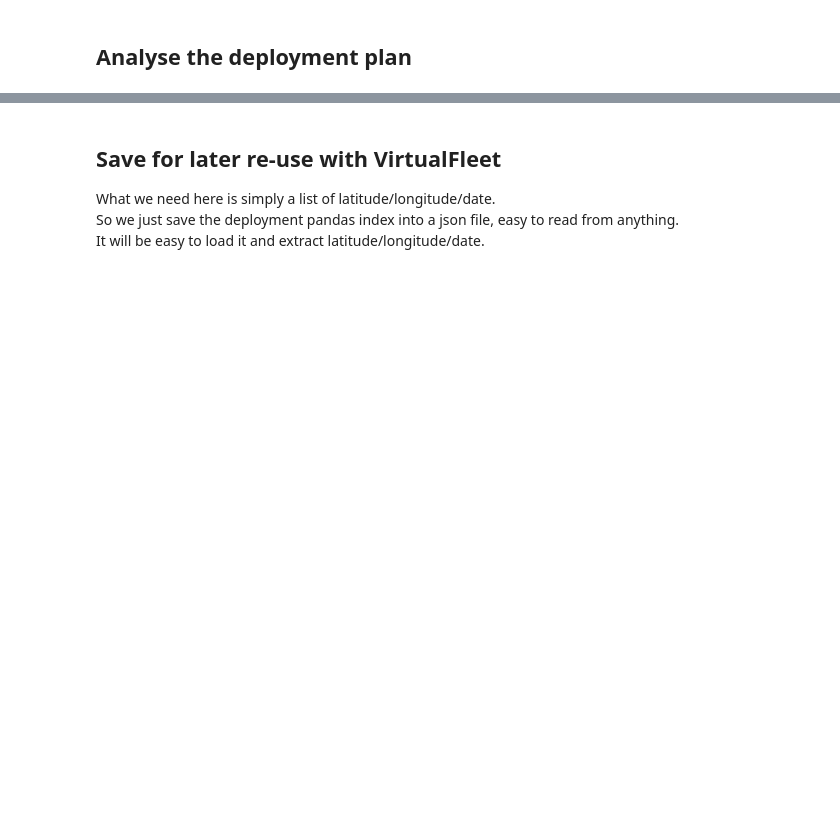
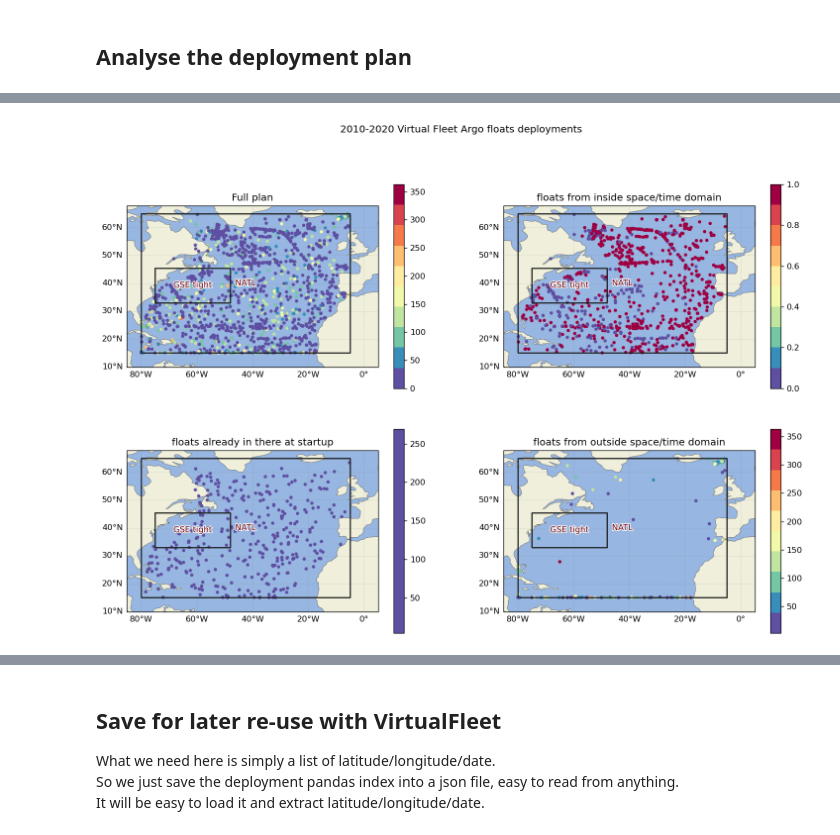
Before and after one commit to euroargodev/VirtualFleet_GulfStream, a Jupyter notebook: docs/Exp-00-extract-deployment-plan.ipynb, the cells around one changed output, grey strips where cells are left out. Drawn from its saved outputs; the diff is of its cells as text; code cells hidden in the pictures; blank space fills up the shorter version.

```diff
--- a/docs/Exp-00-extract-deployment-plan.ipynb
+++ b/docs/Exp-00-extract-deployment-plan.ipynb
@@ -199 +278,63 @@ ax.set_title('2010-2020 Argo floats deployment year');
+# %%
+fig, ax = plt.subplots(nrows=2, ncols=2, figsize=(15,10), dpi=120, facecolor='w', edgecolor='k', subplot_kw=subplot_kw)
+ax = ax.flatten()
+
+ii = 0
+regions.plot(ax=ax[ii], add_land=True, add_ocean=True, label="abbrev", text_kws=text_kws)
+
+census = dict_regions['NATL']['deployment'].set_index('date')
+dc = argopy.plot.utils.discrete_coloring(name='Spectral_r', N=len(np.unique(census.index.year)))
+# sc = ax[ii].scatter(x=census['longitude'], y=census["latitude"], c=census.index.year, marker='.', cmap=dc.cmap)
+sc = ax[ii].scatter(x=census['longitude'], y=census["latitude"], c=census["cycle_number"], marker='.', cmap=dc.cmap)
+# dc.cbar(ticklabels=np.unique(census.index.year), fraction=0.03, label='Years')
+plt.colorbar(sc, ax=ax[ii])
+
+argopy.plot.utils.latlongrid(ax[ii])
+ax[ii].set_title('Full plan');
+
+ii+=1
+regions.plot(ax=ax[ii], add_land=True, add_ocean=True, label="abbrev", text_kws=text_kws)
+
+census = dict_regions['NATL']['deployment_inside'].set_index('date')
+dc = argopy.plot.utils.discrete_coloring(name='Spectral_r', N=len(np.unique(census.index.year)))
+# sc = ax[ii].scatter(x=census['longitude'], y=census["latitude"], c=census.index.year, marker='.', cmap=dc.cmap)
+sc = ax[ii].scatter(x=census['longitude'], y=census["latitude"], c=census["cycle_number"], marker='.', cmap=dc.cmap)
+# dc.cbar(ticklabels=np.unique(census.index.year), fraction=0.03, label='Years')
+plt.colorbar(sc, ax=ax[ii])
+
+argopy.plot.utils.latlongrid(ax[ii])
+ax[ii].set_title('floats from inside space/time domain');
+
+ii+=1
+regions.plot(ax=ax[ii], add_land=True, add_ocean=True, label="abbrev", text_kws=text_kws)
+
+census = dict_regions['NATL']['deployment_outside_first'].set_index('date')
+dc = argopy.plot.utils.discrete_coloring(name='Spectral_r', N=len(np.unique(census.index.year)))
+# sc = ax[ii].scatter(x=census['longitude'], y=census["latitude"], c=census.index.year, marker='.', cmap=dc.cmap)
+sc = ax[ii].scatter(x=census['longitude'], y=census["latitude"], c=census["cycle_number"], marker='.', cmap=dc.cmap)
+# dc.cbar(ticklabels=np.unique(census.index.year), fraction=0.03, label='Years')
+# dc.cbar(ticklabels=np.unique(census["cycle_number"]), fraction=0.03, label='CYC')
+plt.colorbar(sc, ax=ax[ii])
+
+argopy.plot.utils.latlongrid(ax[ii])
+ax[ii].set_title('floats already in there at startup');
+
+ii+=1
+regions.plot(ax=ax[ii], add_land=True, add_ocean=True, label="abbrev", text_kws=text_kws)
+
+census = dict_regions['NATL']['deployment_outside_else'].set_index('date')
+dc = argopy.plot.utils.discrete_coloring(name='Spectral_r', N=len(np.unique(census.index.year)))
+# sc = ax[ii].scatter(x=census['longitude'], y=census["latitude"], c=census.index.year, marker='.', cmap=dc.cmap)
+sc = ax[ii].scatter(x=census['longitude'], y=census["latitude"], c=census["cycle_number"], marker='.', cmap=dc.cmap)
+# dc.cbar(ticklabels=np.unique(census.index.year), fraction=0.03, label='Years')
+# dc.cbar(ticklabels=np.unique(census["cycle_number"]), fraction=0.03, label='CYC')
+plt.colorbar(sc, ax=ax[ii])
+
+argopy.plot.utils.latlongrid(ax[ii])
+ax[ii].set_title('floats from outside space/time domain');
+
+fig.suptitle('2010-2020 Virtual Fleet Argo floats deployments')
+plt.savefig('2010-2010-Deployment-Decomposed.png', bbox_inches='tight', pad_inches=0.1)
+# %% [output]
+[figure, added]
 # %%
```
Also changed, not shown: parts of 34 cells of this notebook, 9 other files.
